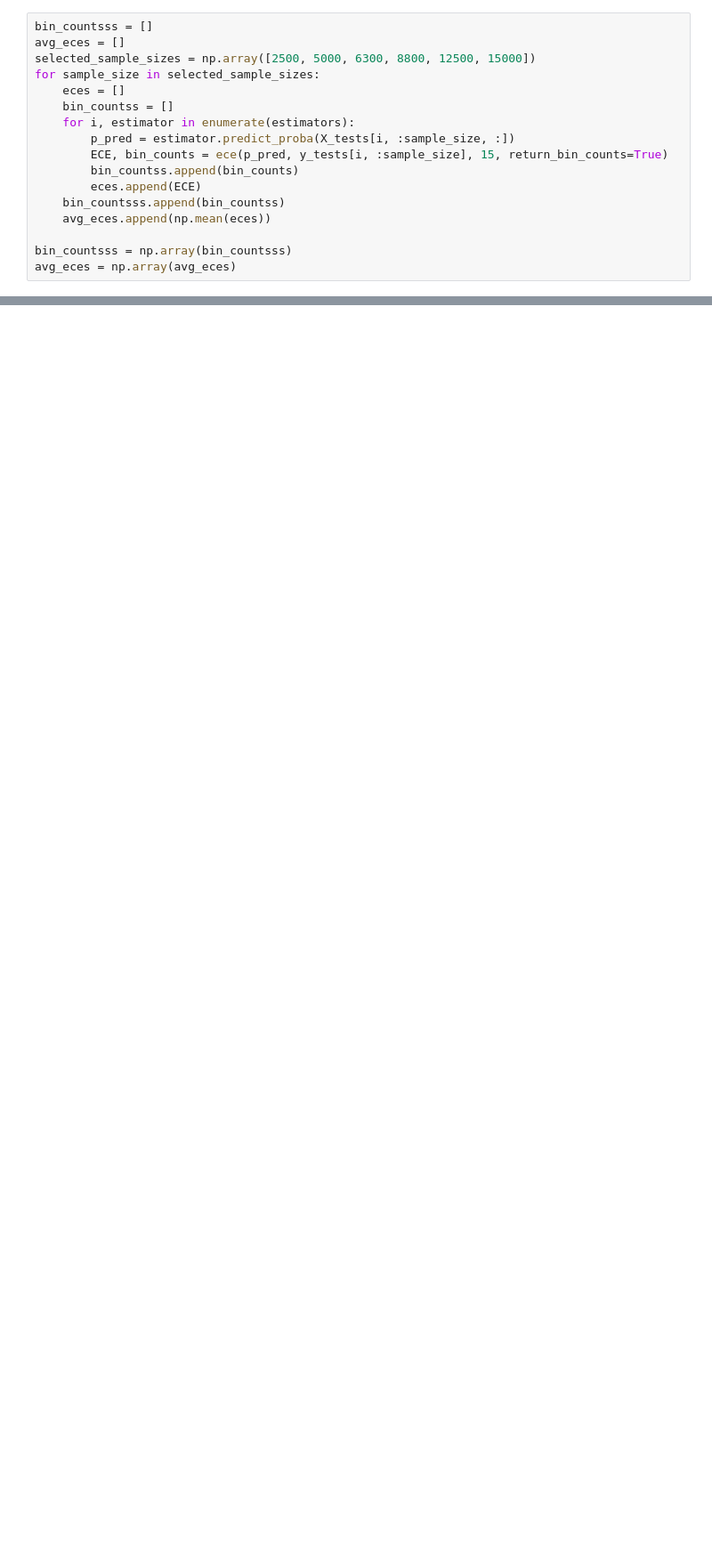
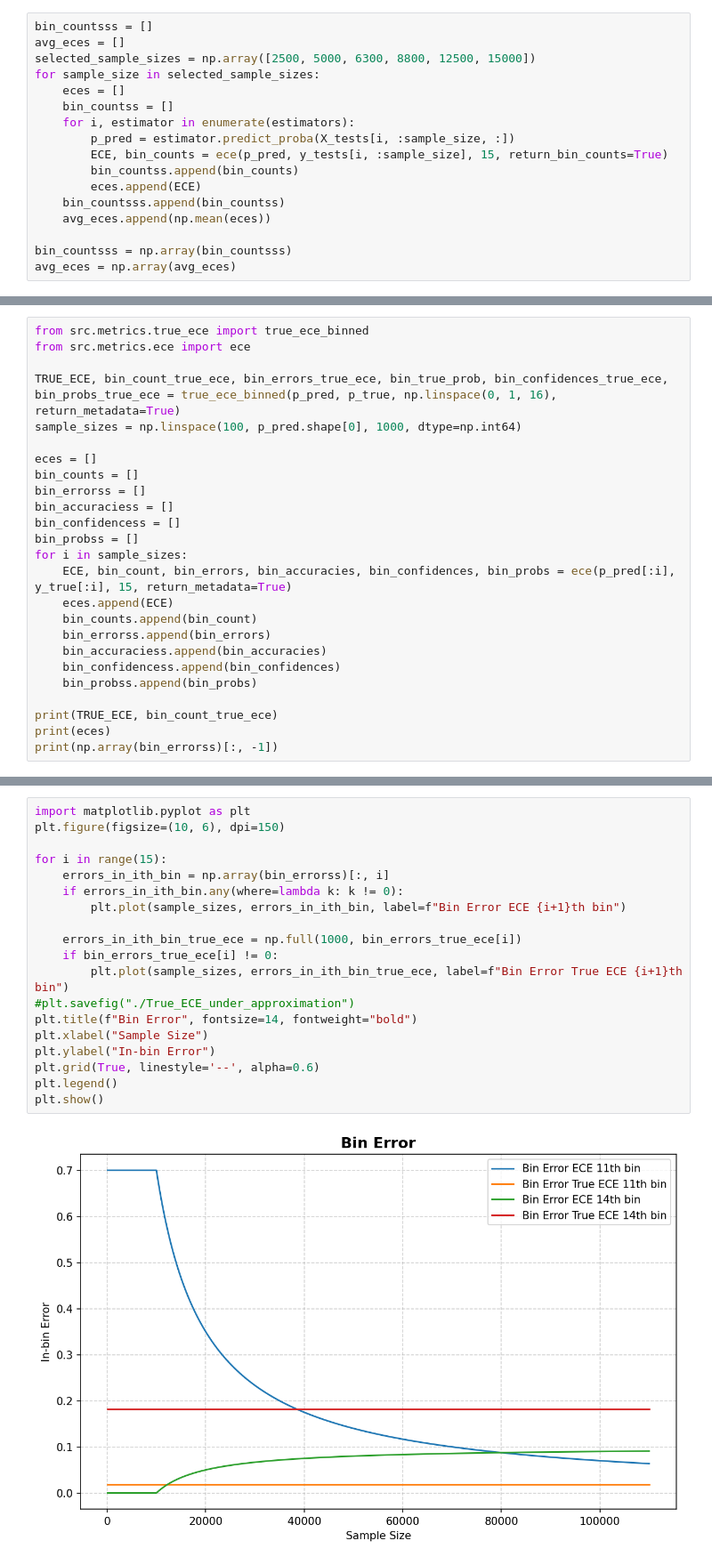
Before and after one commit to moritzsoelderer/Bachelor-Thesis-Should-you-use-the-ECE, a Jupyter notebook: src/experiments/misc_scripts/ece_falls_below_true_ece.ipynb, the cells around one changed output, grey strips where cells are left out. Shown: that part at 89% size. Saved outputs shown, nothing was run; the diff lists cells and outputs as text; blank space fills up the shorter version.

```diff
--- a/src/experiments/misc_scripts/ece_falls_below_true_ece.ipynb
+++ b/src/experiments/misc_scripts/ece_falls_below_true_ece.ipynb
@@ -155,0 +123,25 @@ plt.show()
+# %%
+from src.metrics.true_ece import true_ece_binned
+from src.metrics.ece import ece
+
+TRUE_ECE, bin_count_true_ece, bin_errors_true_ece, bin_true_prob, bin_confidences_true_ece, bin_probs_true_ece = true_ece_binned(p_pred, p_true, np.linspace(0, 1, 16), return_metadata=True)
+sample_sizes = np.linspace(100, p_pred.shape[0], 1000, dtype=np.int64)
+
+eces = []
+bin_counts = []
+bin_errorss = []
+bin_accuraciess = []
+bin_confidencess = []
+bin_probss = []
+for i in sample_sizes:
+    ECE, bin_count, bin_errors, bin_accuracies, bin_confidences, bin_probs = ece(p_pred[:i], y_true[:i], 15, return_metadata=True)
+    eces.append(ECE)
+    bin_counts.append(bin_count)
+    bin_errorss.append(bin_errors)
+    bin_accuraciess.append(bin_accuracies)
+    bin_confidencess.append(bin_confidences)
+    bin_probss.append(bin_probs)
+
+print(TRUE_ECE, bin_count_true_ece)
+print(eces)
+print(np.array(bin_errorss)[:, -1])
@@ -155,0 +166,21 @@ plt.show()
+# %%
+import matplotlib.pyplot as plt
+plt.figure(figsize=(10, 6), dpi=150)
+
+for i in range(15):
+    errors_in_ith_bin = np.array(bin_errorss)[:, i]
+    if errors_in_ith_bin.any(where=lambda k: k != 0):
+        plt.plot(sample_sizes, errors_in_ith_bin, label=f"Bin Error ECE {i+1}th bin")
+
+    errors_in_ith_bin_true_ece = np.full(1000, bin_errors_true_ece[i])
+    if bin_errors_true_ece[i] != 0:
+        plt.plot(sample_sizes, errors_in_ith_bin_true_ece, label=f"Bin Error True ECE {i+1}th bin")
+#plt.savefig("./True_ECE_under_approximation")
+plt.title(f"Bin Error", fontsize=14, fontweight="bold")
+plt.xlabel("Sample Size")
+plt.ylabel("In-bin Error")
+plt.grid(True, linestyle='--', alpha=0.6)
+plt.legend()
+plt.show()
+# %% [output]
+[figure, added]
```
Also changed, not shown: parts of 11 cells of this notebook, 2 other files.
